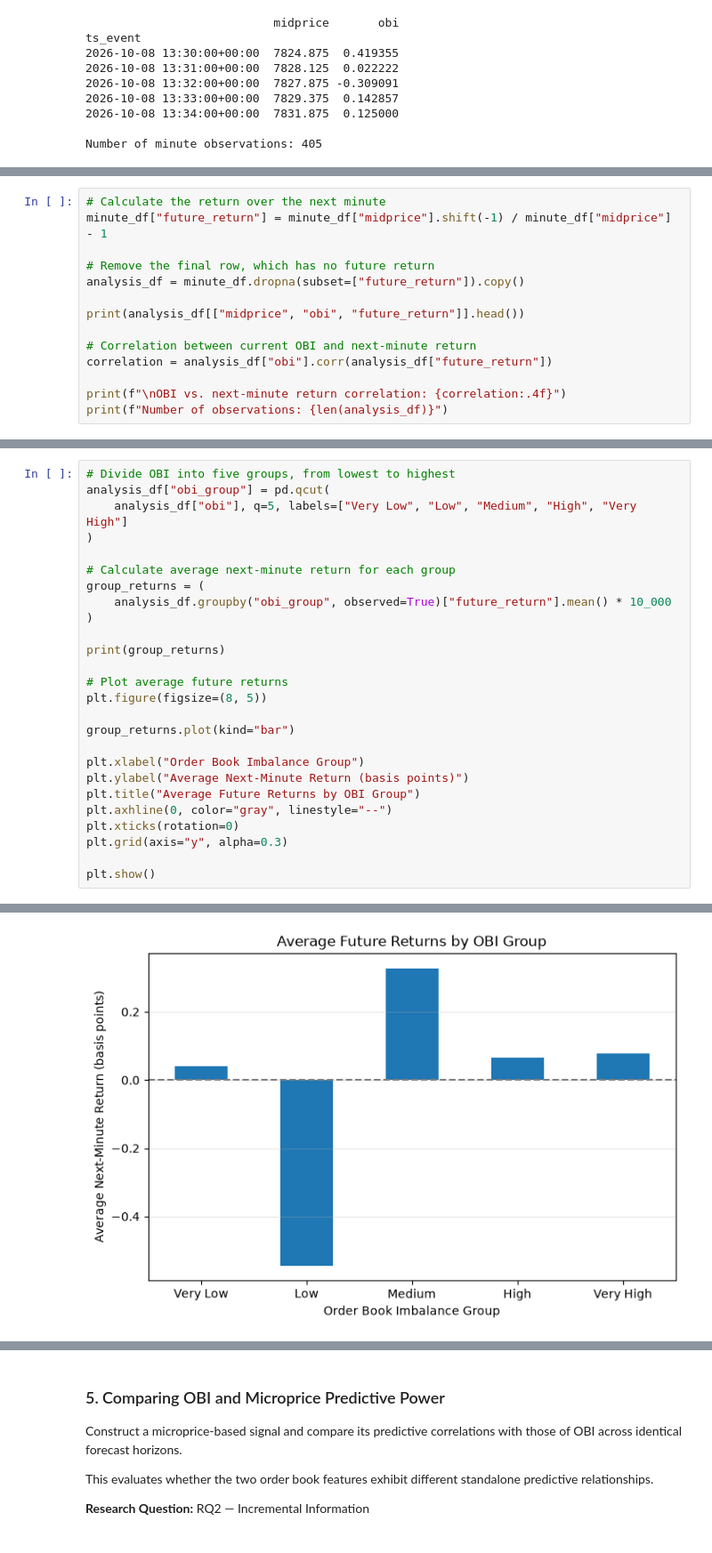
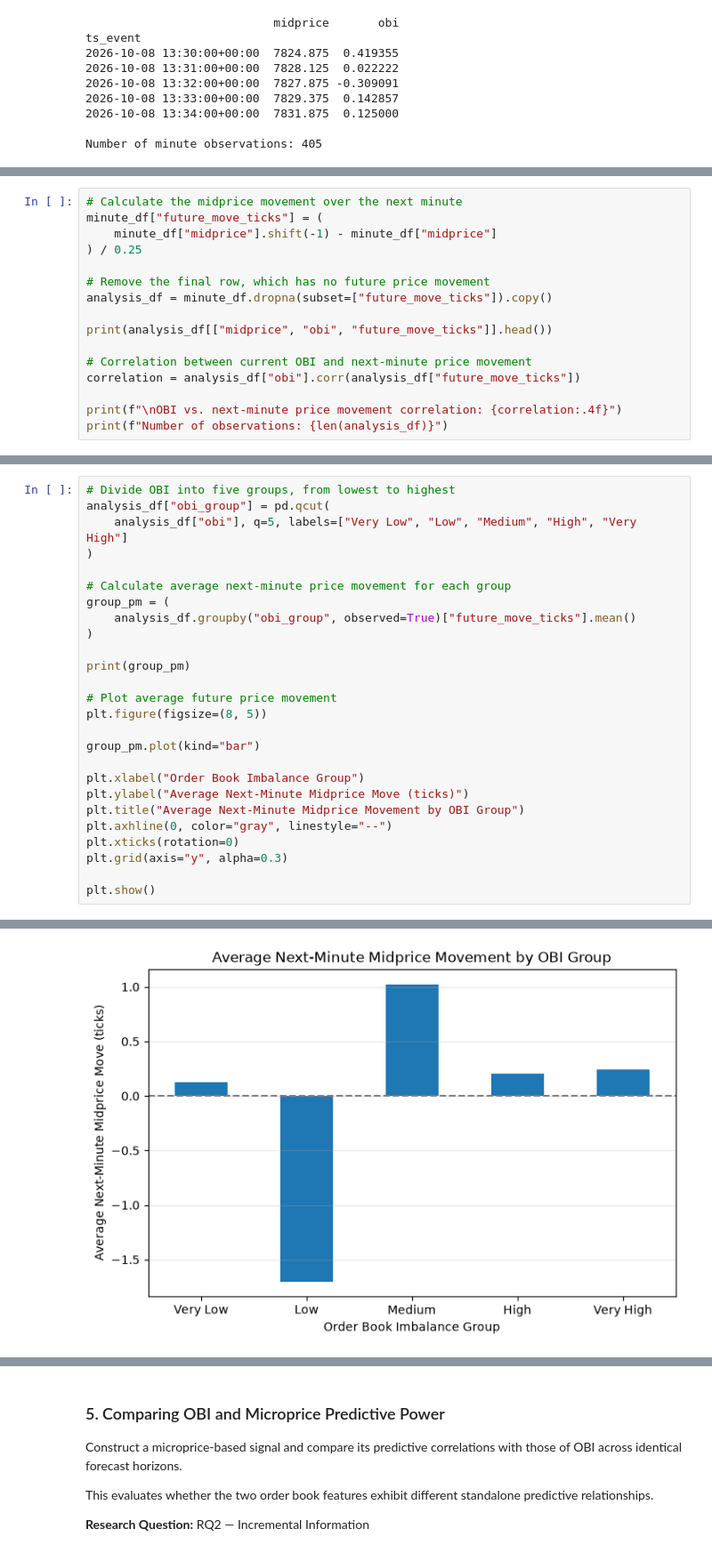
Before and after one commit to dehlandivya/finm37000-grp-2copy, a Jupyter notebook: notebooks/signal_analysis.ipynb, the cells around one changed output, grey strips where cells are left out. Shown at 89% size. Drawn from its saved outputs; the diff is of its cells as text.

Commit message:
Address review feedback with tick-based signal analysis

```diff
--- a/notebooks/signal_analysis.ipynb
+++ b/notebooks/signal_analysis.ipynb
@@ -57,17 +57,19 @@ This provides an initial measure of whether order book imbalance contains predic
 
 **Research Question:** RQ1 — Predictability
 # %%
-# Calculate the return over the next minute
-minute_df["future_return"] = minute_df["midprice"].shift(-1) / minute_df["midprice"] - 1
+# Calculate the midprice movement over the next minute
+minute_df["future_move_ticks"] = (
+    minute_df["midprice"].shift(-1) - minute_df["midprice"]
+) / 0.25
 
-# Remove the final row, which has no future return
-analysis_df = minute_df.dropna(subset=["future_return"]).copy()
+# Remove the final row, which has no future price movement
+analysis_df = minute_df.dropna(subset=["future_move_ticks"]).copy()
 
-print(analysis_df[["midprice", "obi", "future_return"]].head())
+print(analysis_df[["midprice", "obi", "future_move_ticks"]].head())
 
-# Correlation between current OBI and next-minute return
-correlation = analysis_df["obi"].corr(analysis_df["future_return"])
+# Correlation between current OBI and next-minute price movement
+correlation = analysis_df["obi"].corr(analysis_df["future_move_ticks"])
 
-print(f"\nOBI vs. next-minute return correlation: {correlation:.4f}")
+print(f"\nOBI vs. next-minute price movement correlation: {correlation:.4f}")
 print(f"Number of observations: {len(analysis_df)}")
 # %% [output]
@@ -116,21 +118,21 @@ analysis_df["obi_group"] = pd.qcut(
     analysis_df["obi"], q=5, labels=["Very Low", "Low", "Medium", "High", "Very High"]
 )
 
-# Calculate average next-minute return for each group
-group_returns = (
-    analysis_df.groupby("obi_group", observed=True)["future_return"].mean() * 10_000
+# Calculate average next-minute price movement for each group
+group_pm = (
+    analysis_df.groupby("obi_group", observed=True)["future_move_ticks"].mean()
 )
 
-print(group_returns)
+print(group_pm)
 
-# Plot average future returns
+# Plot average future price movement
 plt.figure(figsize=(8, 5))
 
-group_returns.plot(kind="bar")
+group_pm.plot(kind="bar")
 
 plt.xlabel("Order Book Imbalance Group")
-plt.ylabel("Average Next-Minute Return (basis points)")
-plt.title("Average Future Returns by OBI Group")
+plt.ylabel("Average Next-Minute Midprice Move (ticks)")
+plt.title("Average Next-Minute Midprice Movement by OBI Group")
 plt.axhline(0, color="gray", linestyle="--")
 plt.xticks(rotation=0)
 plt.grid(axis="y", alpha=0.3)
@@ -147,2 +149,2 @@ Name: future_return, dtype: float64
-[figure, old version]
+[figure, new version]
 # %% [markdown]
```
Also changed, not shown: parts of 14 cells of this notebook.
